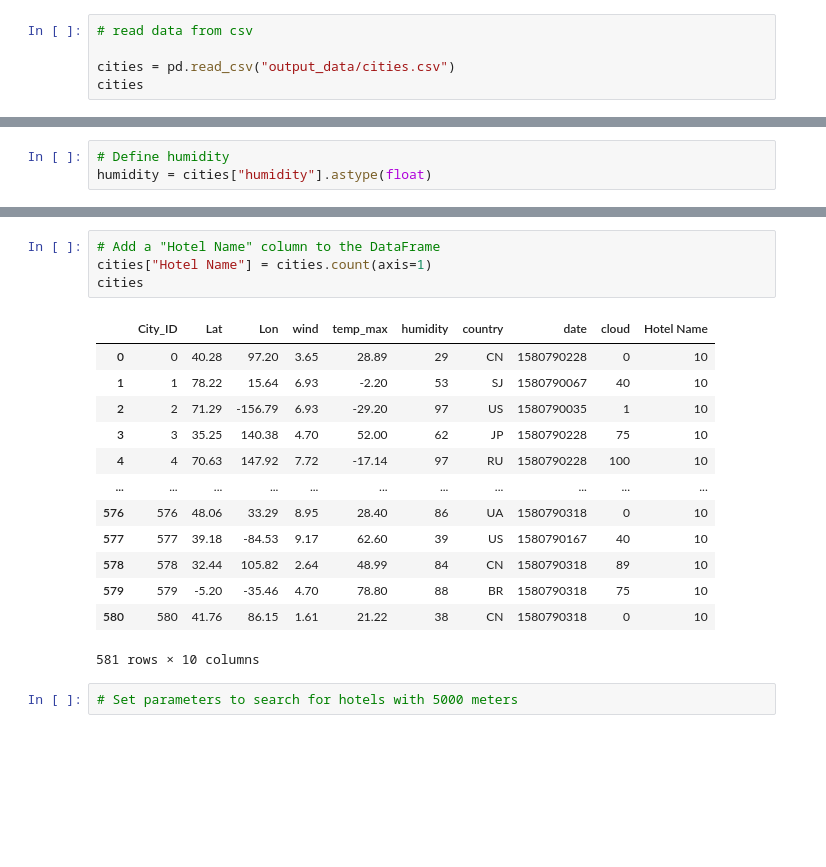
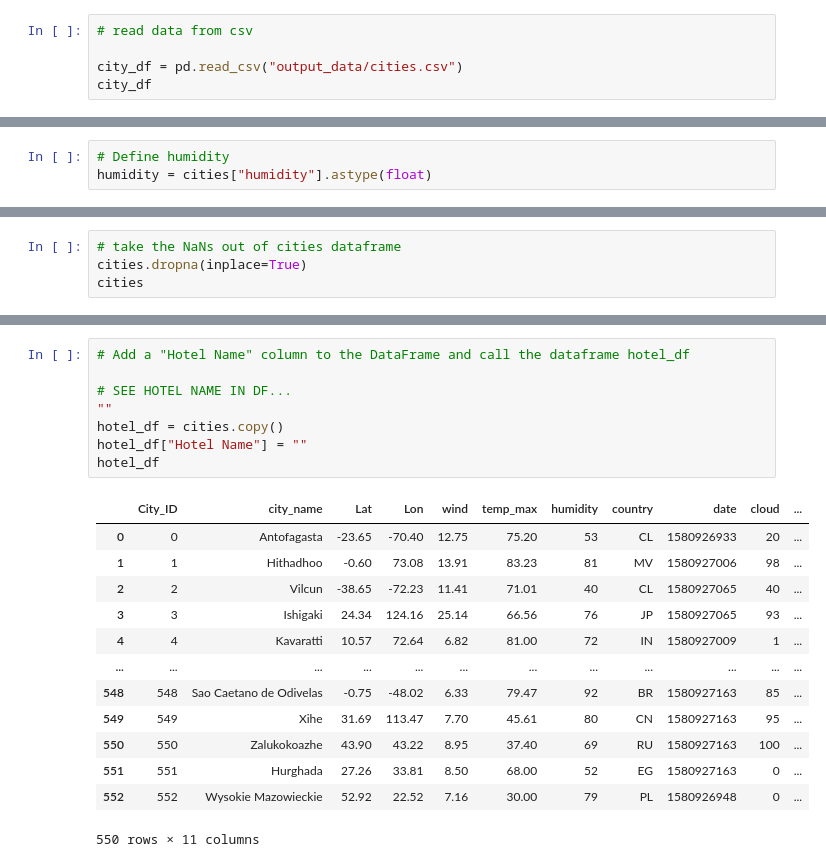
Before and after one commit to mmiller2336/python-api-challenge, a Jupyter notebook: WeatherPyVacationPy/VacationPy.ipynb, the cells around one changed output, grey strips where cells are left out. Drawn from its saved outputs; the diff is of its cells as text; blank space fills up the shorter version.

```diff
--- a/WeatherPyVacationPy/VacationPy.ipynb
+++ b/WeatherPyVacationPy/VacationPy.ipynb
@@ -12,6 +12,6 @@ from api_keys import g_key
 # %%
 # read data from csv
 
-cities = pd.read_csv("output_data/cities.csv")
-cities
+city_df = pd.read_csv("output_data/cities.csv")
+city_df
 # %% [output]
@@ -118,0 +86,4 @@ cities
+# %%
+# take the NaNs out of cities dataframe
+cities.dropna(inplace=True)
+cities
@@ -119,20 +104,22 @@ cities
 # %%
-# Add a "Hotel Name" column to the DataFrame
-cities["Hotel Name"] = cities.count(axis=1)
-cities
+# Add a "Hotel Name" column to the DataFrame and call the dataframe hotel_df
+
+# SEE HOTEL NAME IN DF...
+""
+hotel_df = cities.copy()
+hotel_df["Hotel Name"] = ""
+hotel_df
 # %% [output]
-|  | City_ID | Lat | Lon | wind | temp_max | humidity | country | date | cloud | Hotel Name |
-| 0 | 0 | 40.28 | 97.20 | 3.65 | 28.89 | 29 | CN | 1580790228 | 0 | 10 |
-| 1 | 1 | 78.22 | 15.64 | 6.93 | -2.20 | 53 | SJ | 1580790067 | 40 | 10 |
-| 2 | 2 | 71.29 | -156.79 | 6.93 | -29.20 | 97 | US | 1580790035 | 1 | 10 |
-| 3 | 3 | 35.25 | 140.38 | 4.70 | 52.00 | 62 | JP | 1580790228 | 75 | 10 |
-| 4 | 4 | 70.63 | 147.92 | 7.72 | -17.14 | 97 | RU | 1580790228 | 100 | 10 |
-| ... | ... | ... | ... | ... | ... | ... | ... | ... | ... | ... |
-| 576 | 576 | 48.06 | 33.29 | 8.95 | 28.40 | 86 | UA | 1580790318 | 0 | 10 |
-| 577 | 577 | 39.18 | -84.53 | 9.17 | 62.60 | 39 | US | 1580790167 | 40 | 10 |
-| 578 | 578 | 32.44 | 105.82 | 2.64 | 48.99 | 84 | CN | 1580790318 | 89 | 10 |
-| 579 | 579 | -5.20 | -35.46 | 4.70 | 78.80 | 88 | BR | 1580790318 | 75 | 10 |
-| 580 | 580 | 41.76 | 86.15 | 1.61 | 21.22 | 38 | CN | 1580790318 | 0 | 10 |
+|  | City_ID | city_name | Lat | Lon | wind | temp_max | humidity | country | date | cloud | ... |
+| 0 | 0 | Antofagasta | -23.65 | -70.40 | 12.75 | 75.20 | 53 | CL | 1580926933 | 20 | ... |
+| 1 | 1 | Hithadhoo | -0.60 | 73.08 | 13.91 | 83.23 | 81 | MV | 1580927006 | 98 | ... |
+| 2 | 2 | Vilcun | -38.65 | -72.23 | 11.41 | 71.01 | 40 | CL | 1580927065 | 40 | ... |
+| 3 | 3 | Ishigaki | 24.34 | 124.16 | 25.14 | 66.56 | 76 | JP | 1580927065 | 93 | ... |
+| 4 | 4 | Kavaratti | 10.57 | 72.64 | 6.82 | 81.00 | 72 | IN | 1580927009 | 1 | ... |
+| ... | ... | ... | ... | ... | ... | ... | ... | ... | ... | ... | ... |
+| 548 | 548 | Sao Caetano de Odivelas | -0.75 | -48.02 | 6.33 | 79.47 | 92 | BR | 1580927163 | 85 | ... |
+| 549 | 549 | Xihe | 31.69 | 113.47 | 7.70 | 45.61 | 80 | CN | 1580927163 | 95 | ... |
+| 550 | 550 | Zalukokoazhe | 43.90 | 43.22 | 8.95 | 37.40 | 69 | RU | 1580927163 | 100 | ... |
+| 551 | 551 | Hurghada | 27.26 | 33.81 | 8.50 | 68.00 | 52 | EG | 1580927163 | 0 | ... |
+| 552 | 552 | Wysokie Mazowieckie | 52.92 | 22.52 | 7.16 | 30.00 | 79 | PL | 1580926948 | 0 | ... |
-581 rows × 10 columns
+550 rows × 11 columns
-# %%
-# Set parameters to search for hotels with 5000 meters
```
Also changed, not shown: parts of 15 cells of this notebook, 6 other files.
